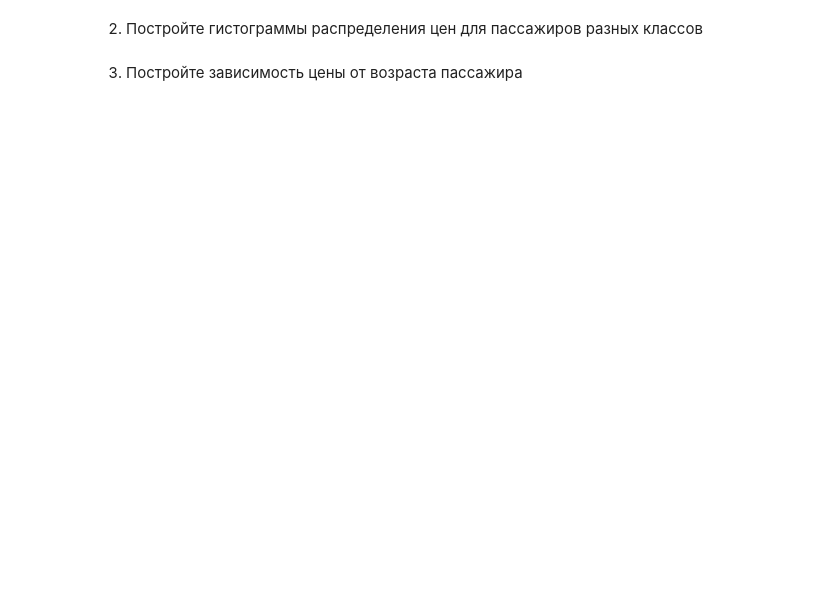
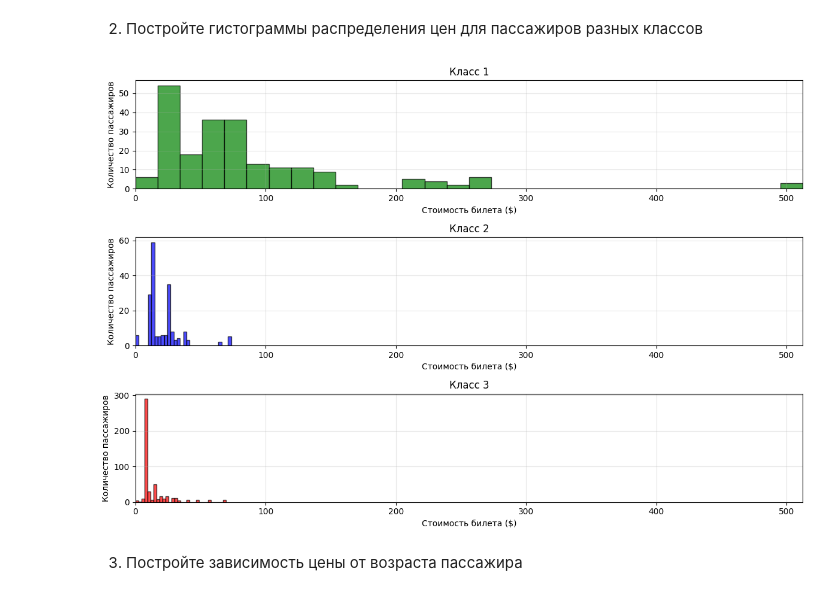
Before and after one commit to Edward-Leopold/ml, a Jupyter notebook: hw1/Lab1_5.ipynb, the cells around one changed output. Drawn from its saved outputs; the diff is of its cells as text; code cells hidden in the pictures; blank space fills up the shorter version.

```diff
--- a/hw1/Lab1_5.ipynb
+++ b/hw1/Lab1_5.ipynb
@@ -179,4 +322,22 @@ import pandas as pd
 # %% [markdown]
 2. Постройте гистограммы распределения цен для пассажиров разных классов
+# %%
+plt.figure(figsize=(12, 8))
+
+for i, pclass in enumerate(sorted(df['Pclass'].unique()), 1):
+    plt.subplot(3, 1, i)
+    class_data = df[df['Pclass'] == pclass]
+    plt.hist(class_data['Fare'].dropna(), bins=30, edgecolor='black',
+             alpha=0.7, color=['green', 'blue', 'red'][i-1])
+    plt.xlabel('Стоимость билета ($)')
+    plt.ylabel('Количество пассажиров')
+    plt.title(f'Класс {pclass}')
+    plt.grid(True, alpha=0.3)
+    plt.xlim(0, df['Fare'].max())
+
+plt.tight_layout()
+plt.show()
+# %% [output]
+[figure, added]
 # %% [markdown]
 3. Постройте зависимость цены от возраста пассажира
```
Also changed, not shown: parts of 17 cells of this notebook, 1 other file.
